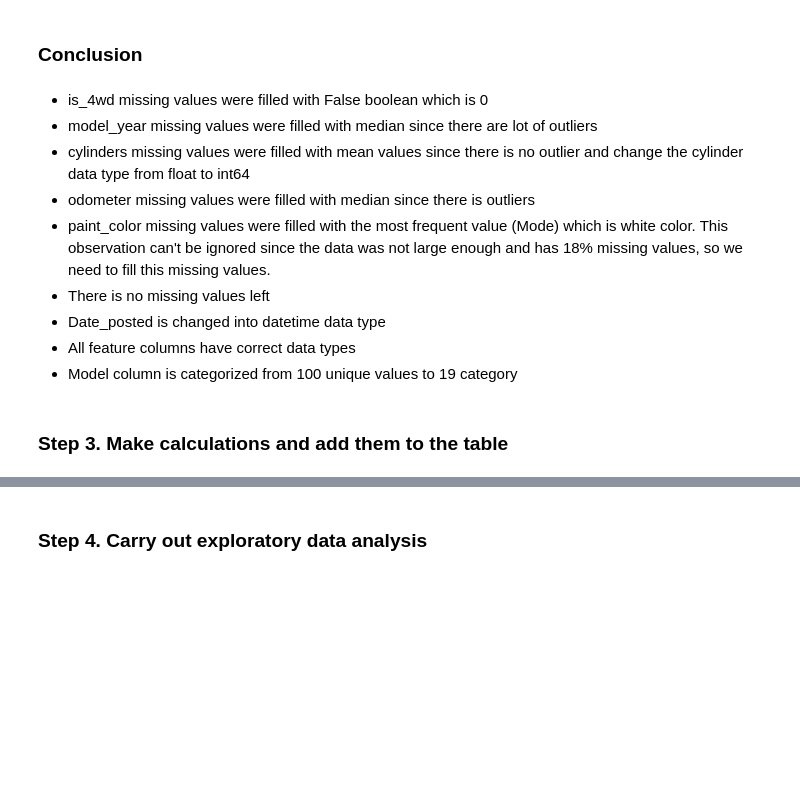
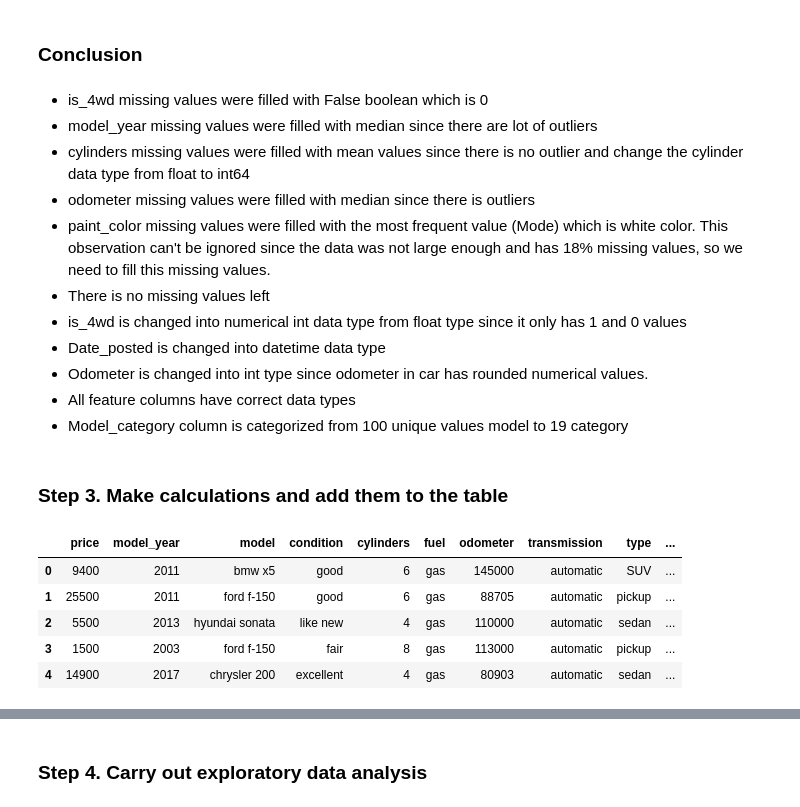
Before and after one commit to rainbowmoonlight/Yandex_Practicum_Projects, a Jupyter notebook: 02 Car Sales Ads Project/Car Sales Ads.ipynb, the cells around one changed output, grey strips where cells are left out. Saved outputs shown, nothing was run; the diff lists cells and outputs as text; code cells hidden in the pictures; blank space fills up the shorter version.

```diff
--- a/02 Car Sales Ads Project/Car Sales Ads.ipynb
+++ b/02 Car Sales Ads Project/Car Sales Ads.ipynb
@@ -325,3 +331,5 @@ dtype: object
+# %%
+df['is_4wd'] = df['is_4wd'].astype('int64')
 # %% [markdown]
 Change model_year data type into int64
 # %%
@@ -417,8 +425,27 @@ df['model_category'].nunique()
 - odometer missing values were filled with median since there is outliers
 -  paint_color missing values were filled with the most frequent value (Mode) which is white color. This observation can't be ignored since the data was not large enough and has 18% missing values, so we need to fill this missing values.
 - There is no missing values left
+- is_4wd is changed into numerical int data type from float type since it only has 1 and 0 values
 - Date_posted is changed into datetime data type
+- Odometer is changed into int type since odometer in car has rounded numerical values.
 - All feature columns have correct data types
-- Model column is categorized from 100 unique values to 19 category
+- Model_category column is categorized from 100 unique values model to 19 category
 # %% [markdown]
 ### Step 3. Make calculations and add them to the table
+# %%
+df['weekday'] = df['date_posted'].dt.weekday
+df['month'] = pd.DatetimeIndex(df['date_posted']).month
+df['year'] = pd.DatetimeIndex(df['date_posted']).year
+# %%
+df['age'] = df['year'] - df['model_year']
+# %%
+df['avg_mil_year'] = round(df['odometer'] / df['age'],1)
+# %%
+df.head()
+# %% [output]
+|  | price | model_year | model | condition | cylinders | fuel | odometer | transmission | type | ... |
+| 0 | 9400 | 2011 | bmw x5 | good | 6 | gas | 145000 | automatic | SUV | ... |
+| 1 | 25500 | 2011 | ford f-150 | good | 6 | gas | 88705 | automatic | pickup | ... |
+| 2 | 5500 | 2013 | hyundai sonata | like new | 4 | gas | 110000 | automatic | sedan | ... |
+| 3 | 1500 | 2003 | ford f-150 | fair | 8 | gas | 113000 | automatic | pickup | ... |
+| 4 | 14900 | 2017 | chrysler 200 | excellent | 4 | gas | 80903 | automatic | sedan | ... |
```
Also changed, not shown: parts of 10 cells of this notebook.
